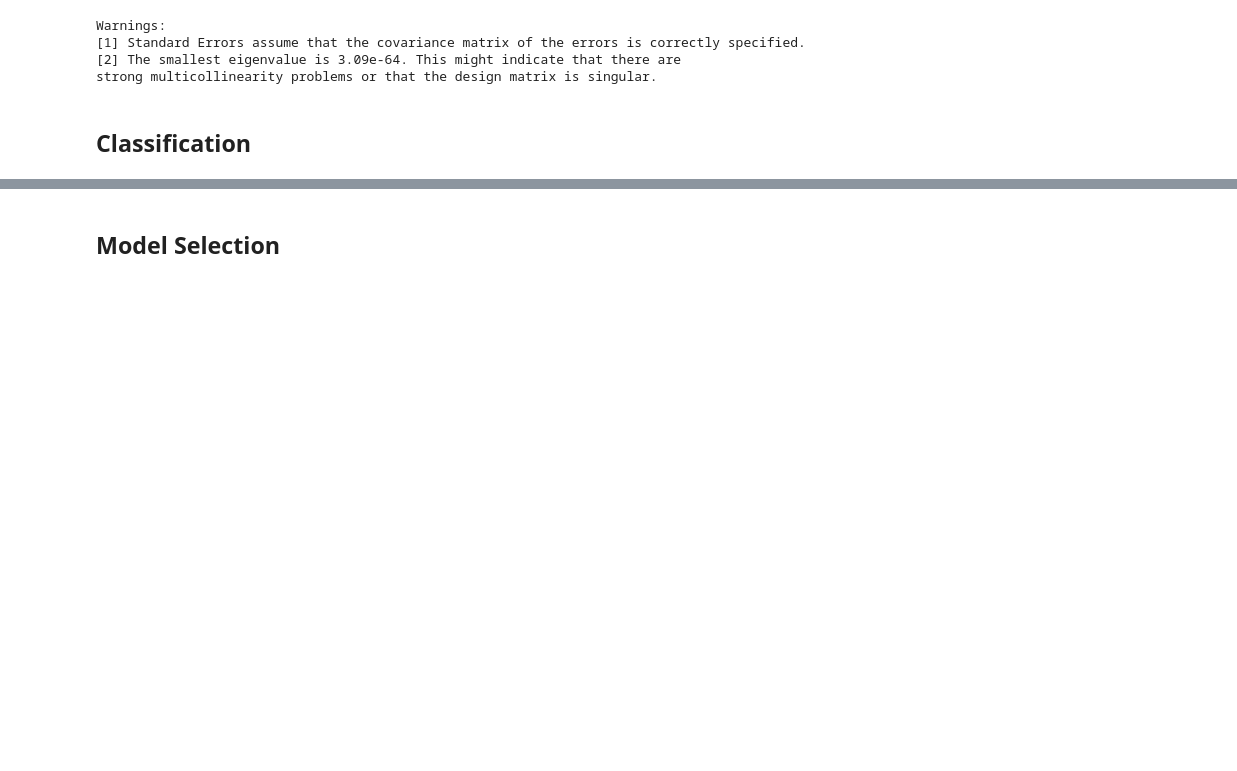
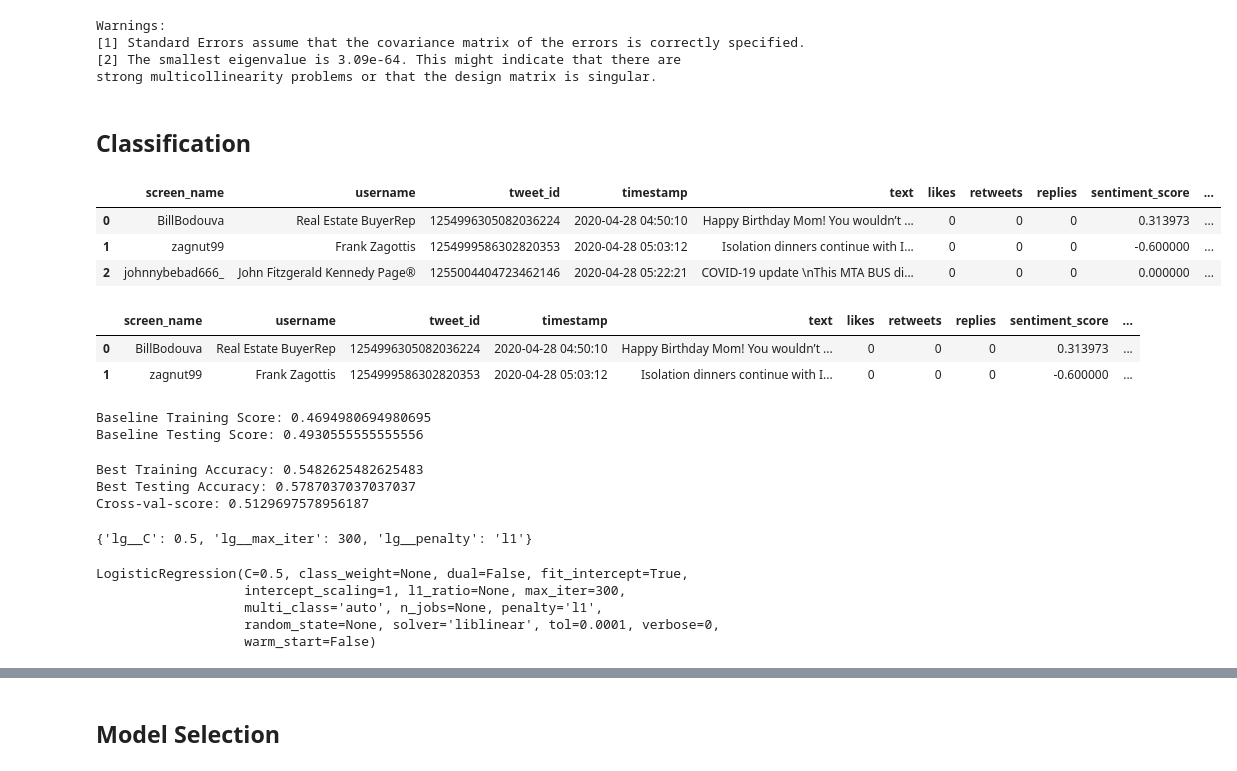
Before and after one commit to JulKelman/Sentiment-Analysis-of-Covid-19-Related-Tweets, a Jupyter notebook: julia/Project Notebook.ipynb, the cells around one changed output, grey strips where cells are left out. Drawn from its saved outputs; the diff is of its cells as text; code cells hidden in the pictures; blank space fills up the shorter version.

Commit message:
added classification model

```diff
--- a/julia/Project Notebook.ipynb
+++ b/julia/Project Notebook.ipynb
@@ -504,3 +505,25 @@ Warnings:
 strong multicollinearity problems or that the design matrix is singular.
 # %% [markdown]
 ## Classification
+# %%
+def get_sentiment(score):
+    if score <0:
+        return 0
+    if score == 0:
+        return 1
+    if score > 0:
+        return 2
+df['sentiment'] = df['sentiment_score'].map(get_sentiment)
+df.head(3)
+# %% [output]
+|  | screen_name | username | tweet_id | timestamp | text | likes | retweets | replies | sentiment_score | ... |
+| 0 | BillBodouva | Real Estate BuyerRep | 1254996305082036224 | 2020-04-28 04:50:10 | Happy Birthday Mom! You wouldn’t ... | 0 | 0 | 0 | 0.313973 | ... |
+| 1 | zagnut99 | Frank Zagottis | 1254999586302820353 | 2020-04-28 05:03:12 | Isolation dinners continue with I... | 0 | 0 | 0 | -0.600000 | ... |
+| 2 | johnnybebad666_ | John Fitzgerald Kennedy Page® | 1255004404723462146 | 2020-04-28 05:22:21 | COVID-19 update \nThis MTA BUS di... | 0 | 0 | 0 | 0.000000 | ... |
+# %%
+df = pd.get_dummies(df, columns=['county'])
+df.head(2)
+# %% [output]
+|  | screen_name | username | tweet_id | timestamp | text | likes | retweets | replies | sentiment_score | ... |
+| 0 | BillBodouva | Real Estate BuyerRep | 1254996305082036224 | 2020-04-28 04:50:10 | Happy Birthday Mom! You wouldn’t ... | 0 | 0 | 0 | 0.313973 | ... |
+| 1 | zagnut99 | Frank Zagottis | 1254999586302820353 | 2020-04-28 05:03:12 | Isolation dinners continue with I... | 0 | 0 | 0 | -0.600000 | ... |
@@ -506,0 +537,49 @@ strong multicollinearity problems or that the design matrix is singular.
+# %%
+# Checking baseline model score
+dummy = DummyClassifier(strategy="most_frequent")
+dummy.fit(Xc_train, yc_train)
+print(f'Baseline Training Score: {dummy.score(Xc_train, yc_train)}')
+print(f'Baseline Testing Score: {dummy.score(Xc_test, yc_test)}')
+# %% [output]
+Baseline Training Score: 0.4694980694980695
+Baseline Testing Score: 0.4930555555555556
+# %%
+# Define Pipeline
+pipe = Pipeline(steps = [
+    ('lg', LogisticRegression(solver='liblinear'))
+])
+
+# Construct Grid Parameters
+hyperparams = {
+    'lg__penalty': ['l1', 'l2'],
+    'lg__max_iter': [300],
+    'lg__C': [0.4, 0.5, 0.6]
+}
+
+# Perform Grid Search
+gs = GridSearchCV(pipe,
+                 param_grid=hyperparams,
+                 cv = 3,
+                 scoring = 'accuracy')
+lg = gs.fit(Xc_train, yc_train)
+
+# Scoring
+print(f'Best Training Accuracy: {lg.score(Xc_train, yc_train)}')
+print(f'Best Testing Accuracy: {lg.score(Xc_test, yc_test)}')
+print(f'Cross-val-score: {cross_val_score(lg.best_estimator_, Xc, yc).mean()}')
+# %% [output]
+Best Training Accuracy: 0.5482625482625483
+Best Testing Accuracy: 0.5787037037037037
+Cross-val-score: 0.5129697578956187
+# %%
+lg.best_params_
+# %% [output]
+{'lg__C': 0.5, 'lg__max_iter': 300, 'lg__penalty': 'l1'}
+# %%
+lg.best_estimator_.steps[0][1].
+# %% [output]
+LogisticRegression(C=0.5, class_weight=None, dual=False, fit_intercept=True,
+                   intercept_scaling=1, l1_ratio=None, max_iter=300,
+                   multi_class='auto', n_jobs=None, penalty='l1',
+                   random_state=None, solver='liblinear', tol=0.0001, verbose=0,
+                   warm_start=False)
```
Also changed, not shown: parts of 11 cells of this notebook.
